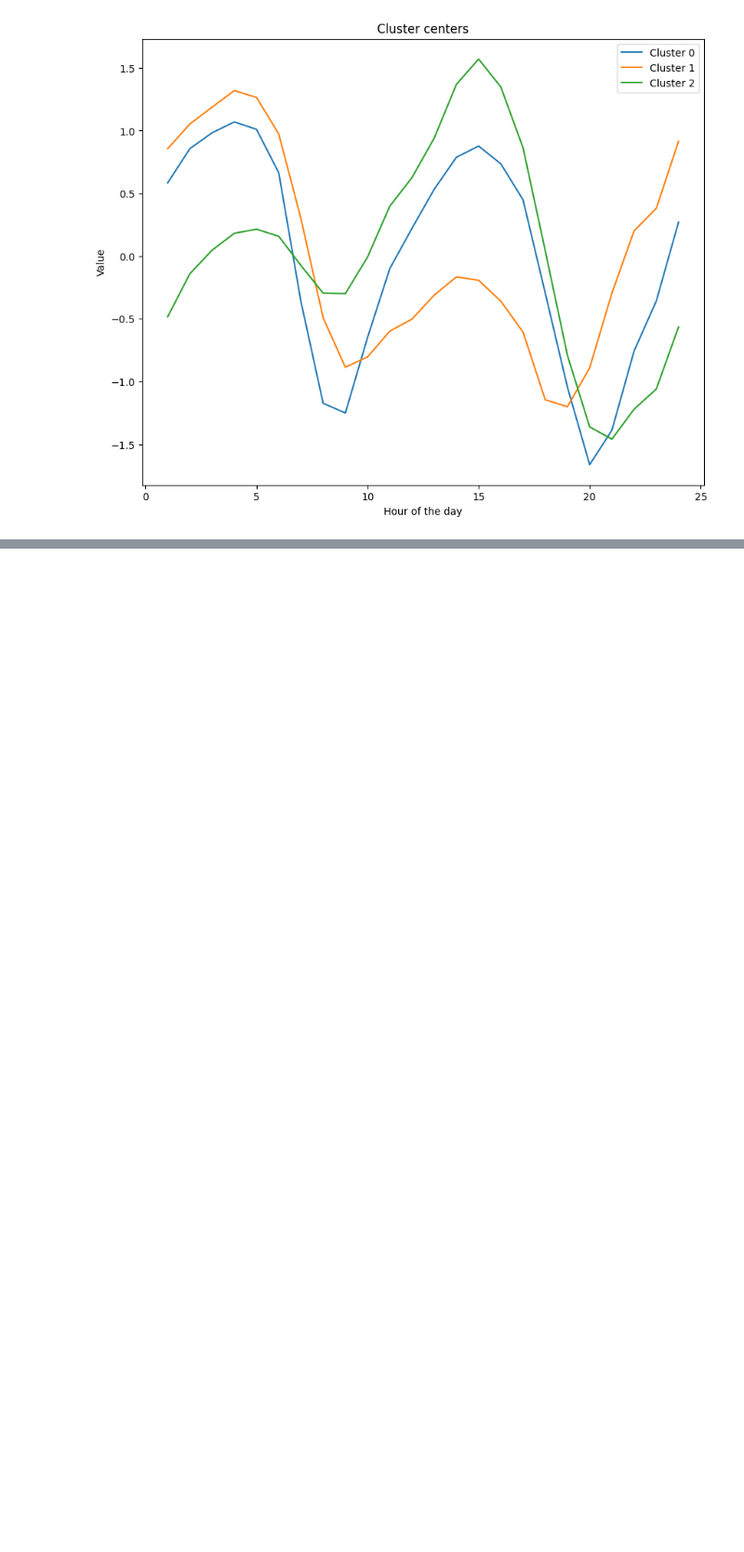
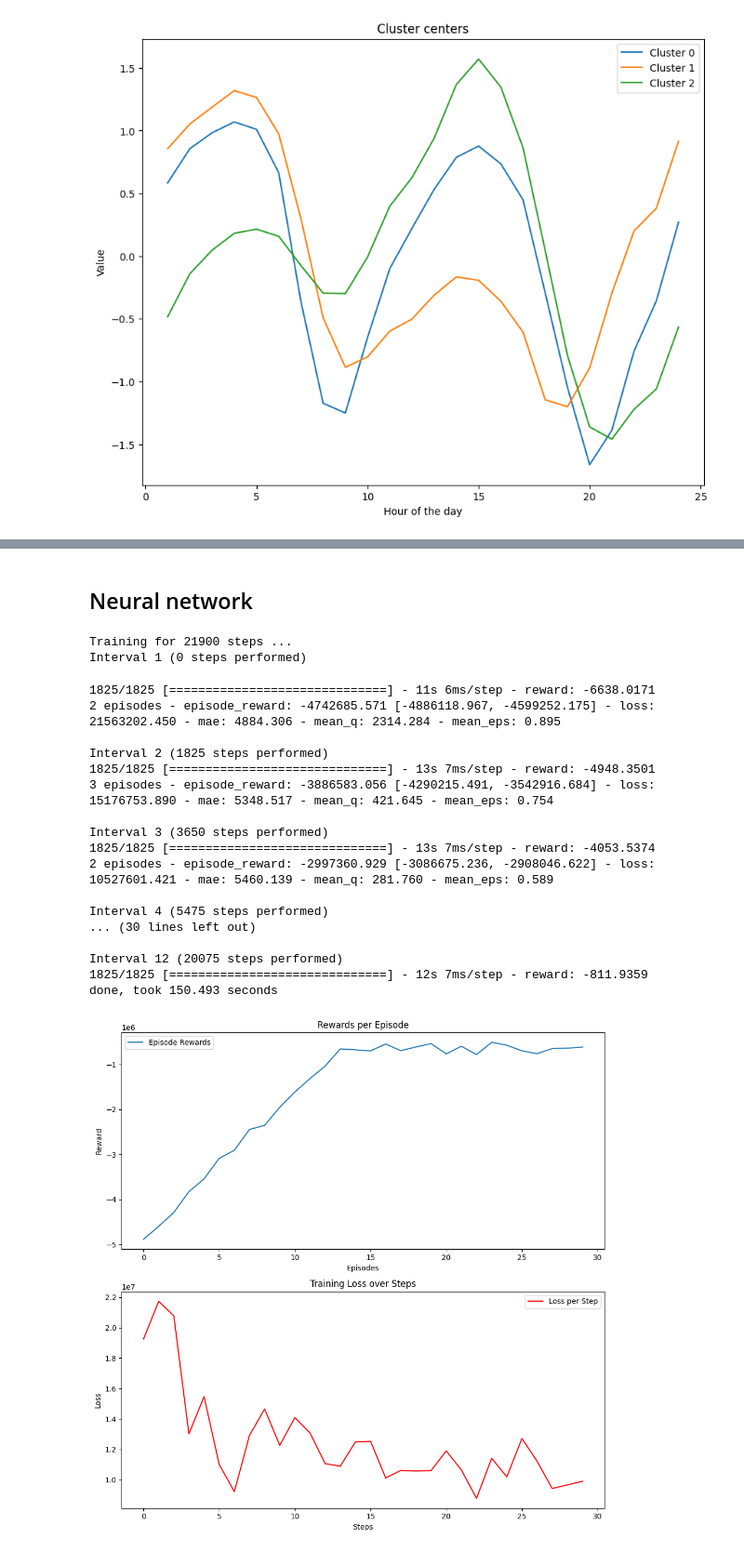
Before and after one commit to Linkschris/AdvancedBA, a Jupyter notebook: final_project/submission_notebook.ipynb, the cells around one changed output, grey strips where cells are left out. Shown at 93% size. Cells and saved outputs as stored; diff of their text form; code cells hidden in the pictures; blank space fills up the shorter version.

```diff
--- a/final_project/submission_notebook.ipynb
+++ b/final_project/submission_notebook.ipynb
@@ -292,0 +454,2 @@ action_plans_df.to_csv('action_plans.csv', index=False)
+# %% [markdown]
+## Neural network
@@ -292,0 +522,48 @@ action_plans_df.to_csv('action_plans.csv', index=False)
+# %%
+data = pd.read_csv('../Data/data.csv')
+prices = data[['price_GER']]
+industrial_demand = data[['industrial_demand']]
+action_plans = pd.read_csv('../final_project/action_plans.csv', header=0)
+
+env = BatteryManagementEnv(0)
+model = build_enhanced_model(env.observation_space, env.nA)
+# %%
+# Then, define DQN agent in Keras-RL
+memory = SequentialMemory(limit=20000, window_length=1)
+policy = LinearAnnealedPolicy(EpsGreedyQPolicy(eps=0),
+                              attr='eps', value_max=1., value_min=.1, value_test=.05, nb_steps=10000)
+dqn = DQNAgent(model=model, nb_actions=env.nA, memory=memory, policy=policy,
+                nb_steps_warmup=500, target_model_update=1e-2, enable_double_dqn=True, enable_dueling_network=True)
+dqn.compile(optimizer=Adam(learning_rate=1e-3), metrics=['mae'])
+# %%
+nb_max_episode_steps = 365*5
+nb_steps = nb_max_episode_steps*12
+log_filename = 'results/dqn_BatteryManagementEnv_log.json'
+logger = FileLogger(log_filename, interval=nb_max_episode_steps)
+
+
+dqn.fit(env, nb_steps=nb_steps, visualize=False, verbose=1, nb_max_episode_steps=nb_max_episode_steps, log_interval=nb_max_episode_steps,callbacks=[logger])
+
+# Call the function with the path to your log file
+plot_training_progress('results/dqn_BatteryManagementEnv_log.json')
+# %% [output]
+Training for 21900 steps ...
+Interval 1 (0 steps performed)
+1825/1825 [==============================] - 11s 6ms/step - reward: -6638.0171
+2 episodes - episode_reward: -4742685.571 [-4886118.967, -4599252.175] - loss: 21563202.450 - mae: 4884.306 - mean_q: 2314.284 - mean_eps: 0.895
+
+Interval 2 (1825 steps performed)
+1825/1825 [==============================] - 13s 7ms/step - reward: -4948.3501
+3 episodes - episode_reward: -3886583.056 [-4290215.491, -3542916.684] - loss: 15176753.890 - mae: 5348.517 - mean_q: 421.645 - mean_eps: 0.754
+
+Interval 3 (3650 steps performed)
+1825/1825 [==============================] - 13s 7ms/step - reward: -4053.5374
+2 episodes - episode_reward: -2997360.929 [-3086675.236, -2908046.622] - loss: 10527601.421 - mae: 5460.139 - mean_q: 281.760 - mean_eps: 0.589
+
+Interval 4 (5475 steps performed)
+... (30 lines left out)
+
+Interval 12 (20075 steps performed)
+1825/1825 [==============================] - 12s 7ms/step - reward: -811.9359
+done, took 150.493 seconds
+[figure, added]
```
Also changed, not shown: parts of 7 cells of this notebook, 2 other files.
